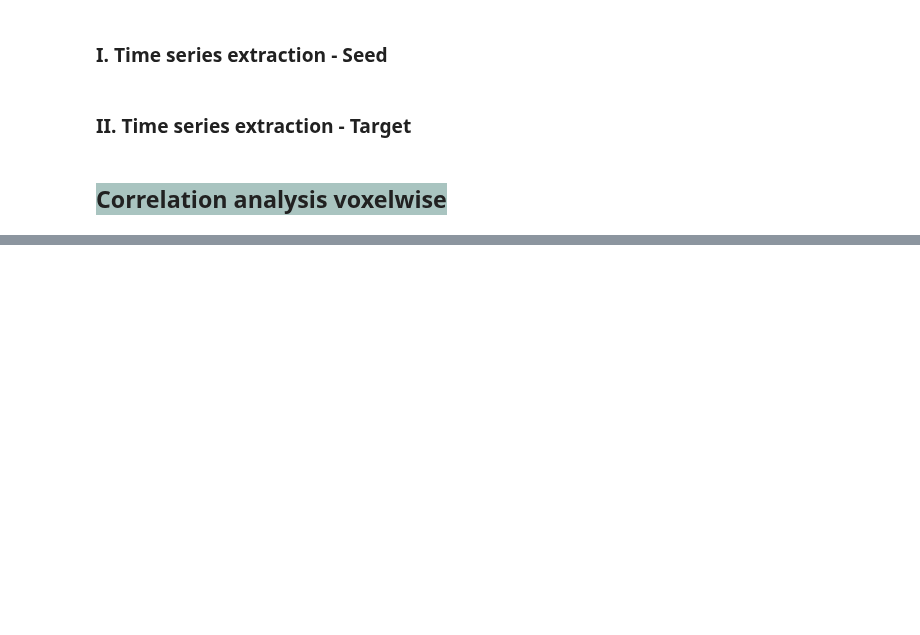
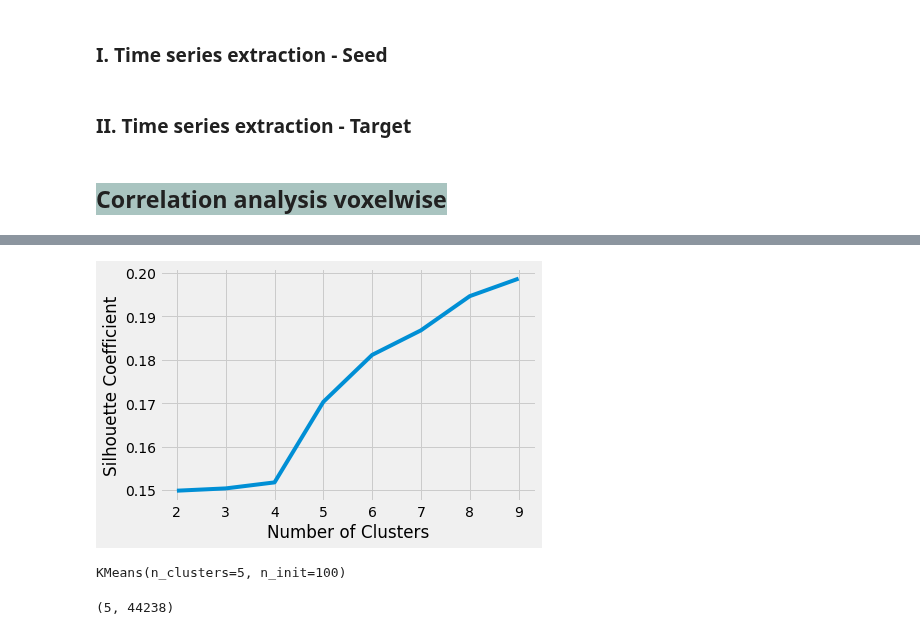
Before and after one commit to NawalK/hc_project_analyses, a Jupyter notebook: notebook/seed_to_voxels_NK_voxelwise-Copy1.ipynb, the cells around one changed output, grey strips where cells are left out. Cells and saved outputs as stored; diff of their text form; code cells hidden in the pictures; blank space fills up the shorter version.

```diff
--- a/notebook/seed_to_voxels_NK_voxelwise-Copy1.ipynb
+++ b/notebook/seed_to_voxels_NK_voxelwise-Copy1.ipynb
@@ -113,0 +182,15 @@ NameError: name 'output_img' is not defined
+# %%
+plt.style.use("fivethirtyeight")
+plt.plot(range(2, 10), silhouette_coefficients)
+plt.xticks(range(2, 10))
+plt.xlabel("Number of Clusters")
+plt.ylabel("Silhouette Coefficient")
+plt.show()
+# %% [output]
+[figure, added]
+# %%
+# For K = 5
+kmeans = KMeans(n_clusters=5,**kmeans_kwargs)
+kmeans.fit(mean_connectivity)
+# %% [output]
+KMeans(n_clusters=5, n_init=100)
@@ -113,0 +209,10 @@ NameError: name 'output_img' is not defined
+# %%
+target_img = nib.load(mask_target)
+target_data = target_img.get_fdata()
+for label in np.unique(kmeans.labels_):
+    clust_data = seed_data
+    labels_data[np.where(labels_data==1)] = kmeans.labels_+1
+    labels_img = nib.Nifti1Image(labels_data, seed_img.affine)
+    nib.save(labels_img, config['main_dir'] + config['seed2vox_dir'] + '/spinalcord_icas_k' + str(ktot) +'/C3/brain_pattern_k_' num2str(label+1) '.nii.gz')
+# %% [output]
+(5, 44238)
```
Also changed, not shown: parts of 21 cells of this notebook, 3 other files.
